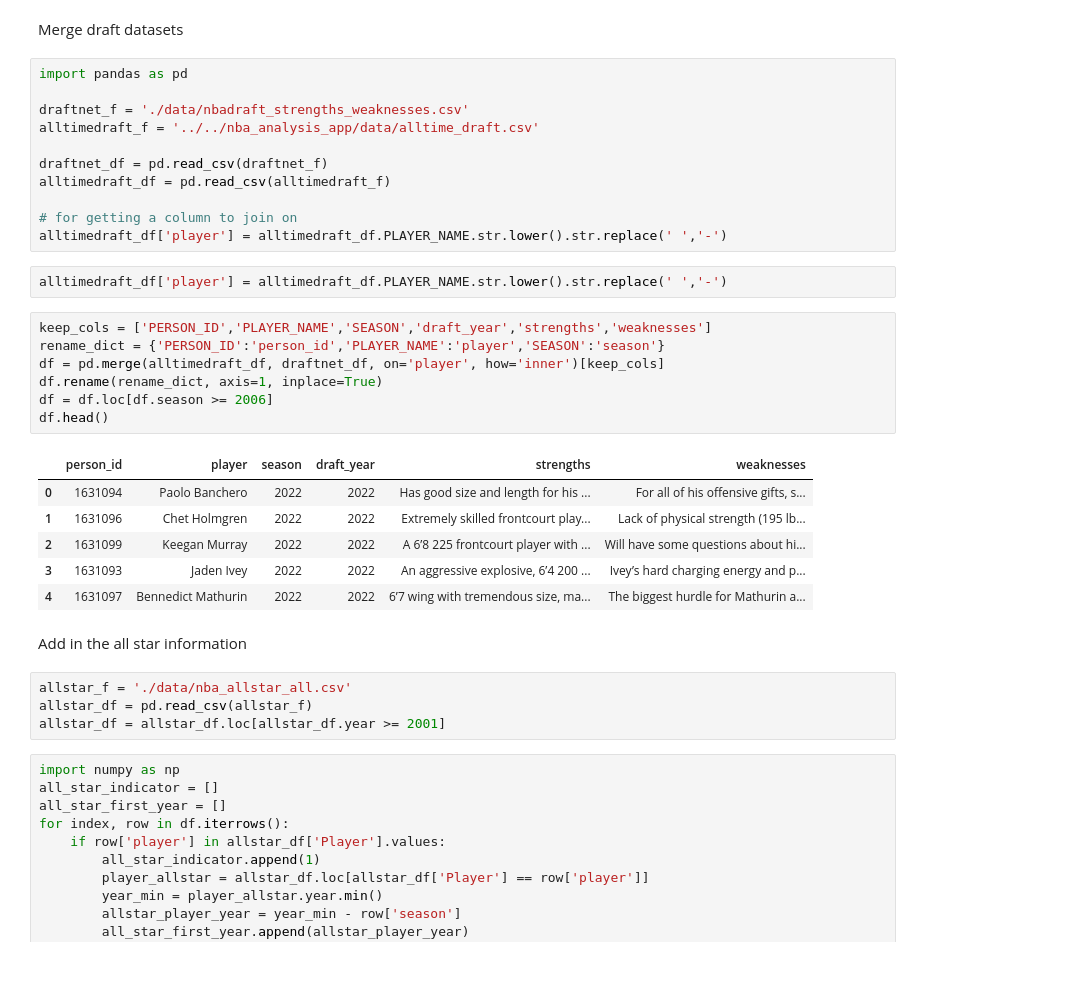
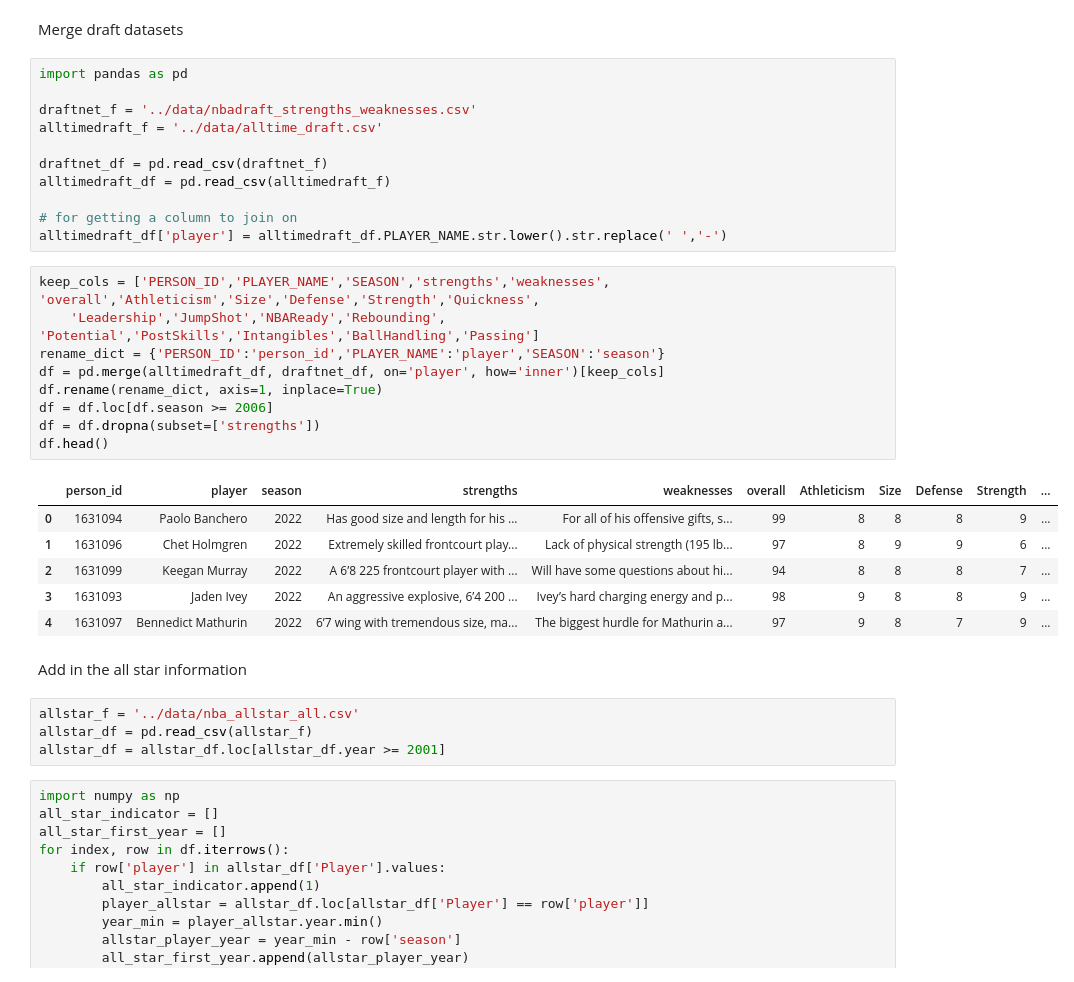
Before and after one commit to lambertaa/nba-analysis, a Jupyter notebook: nba_draft_nlp_ml/nlp_model.ipynb, the cells around one changed output. Cells and saved outputs as stored; diff of their text form.

```diff
--- a/nba_draft_nlp_ml/nlp_model.ipynb
+++ b/nba_draft_nlp_ml/nlp_model.ipynb
@@ -3,34 +3,34 @@ Merge draft datasets
 # %%
 import pandas as pd
 
-draftnet_f = './data/nbadraft_strengths_weaknesses.csv'
-alltimedraft_f = '../../nba_analysis_app/data/alltime_draft.csv'
+draftnet_f = '../data/nbadraft_strengths_weaknesses.csv'
+alltimedraft_f = '../data/alltime_draft.csv'
 
 draftnet_df = pd.read_csv(draftnet_f)
 alltimedraft_df = pd.read_csv(alltimedraft_f)
 
 # for getting a column to join on
 alltimedraft_df['player'] = alltimedraft_df.PLAYER_NAME.str.lower().str.replace(' ','-')
-# %%
-alltimedraft_df['player'] = alltimedraft_df.PLAYER_NAME.str.lower().str.replace(' ','-')
 # %%
-keep_cols = ['PERSON_ID','PLAYER_NAME','SEASON','draft_year','strengths','weaknesses']
+keep_cols = ['PERSON_ID','PLAYER_NAME','SEASON','strengths','weaknesses', 'overall','Athleticism','Size','Defense','Strength','Quickness',
+    'Leadership','JumpShot','NBAReady','Rebounding', 'Potential','PostSkills','Intangibles','BallHandling','Passing']
 rename_dict = {'PERSON_ID':'person_id','PLAYER_NAME':'player','SEASON':'season'}
 df = pd.merge(alltimedraft_df, draftnet_df, on='player', how='inner')[keep_cols]
 df.rename(rename_dict, axis=1, inplace=True)
 df = df.loc[df.season >= 2006]
+df = df.dropna(subset=['strengths'])
 df.head()
 # %% [output]
-|  | person_id | player | season | draft_year | strengths | weaknesses |
-| 0 | 1631094 | Paolo Banchero | 2022 | 2022 | Has good size and length for his ... | For all of his offensive gifts, s... |
-| 1 | 1631096 | Chet Holmgren | 2022 | 2022 | Extremely skilled frontcourt play... | Lack of physical strength (195 lb... |
-| 2 | 1631099 | Keegan Murray | 2022 | 2022 | A 6’8 225 frontcourt player with ... | Will have some questions about hi... |
-| 3 | 1631093 | Jaden Ivey | 2022 | 2022 | An aggressive explosive, 6’4 200 ... | Ivey’s hard charging energy and p... |
-| 4 | 1631097 | Bennedict Mathurin | 2022 | 2022 | 6’7 wing with tremendous size, ma... | The biggest hurdle for Mathurin a... |
+|  | person_id | player | season | strengths | weaknesses | overall | Athleticism | Size | Defense | Strength | ... |
+| 0 | 1631094 | Paolo Banchero | 2022 | Has good size and length for his ... | For all of his offensive gifts, s... | 99 | 8 | 8 | 8 | 9 | ... |
+| 1 | 1631096 | Chet Holmgren | 2022 | Extremely skilled frontcourt play... | Lack of physical strength (195 lb... | 97 | 8 | 9 | 9 | 6 | ... |
+| 2 | 1631099 | Keegan Murray | 2022 | A 6’8 225 frontcourt player with ... | Will have some questions about hi... | 94 | 8 | 8 | 8 | 7 | ... |
+| 3 | 1631093 | Jaden Ivey | 2022 | An aggressive explosive, 6’4 200 ... | Ivey’s hard charging energy and p... | 98 | 9 | 8 | 8 | 9 | ... |
+| 4 | 1631097 | Bennedict Mathurin | 2022 | 6’7 wing with tremendous size, ma... | The biggest hurdle for Mathurin a... | 97 | 9 | 8 | 7 | 9 | ... |
 # %% [markdown]
 Add in the all star information
 # %%
-allstar_f = './data/nba_allstar_all.csv'
+allstar_f = '../data/nba_allstar_all.csv'
 allstar_df = pd.read_csv(allstar_f)
 allstar_df = allstar_df.loc[allstar_df.year >= 2001]
 # %%
```
Also changed, not shown: parts of 12 cells of this notebook, 2 other files.
